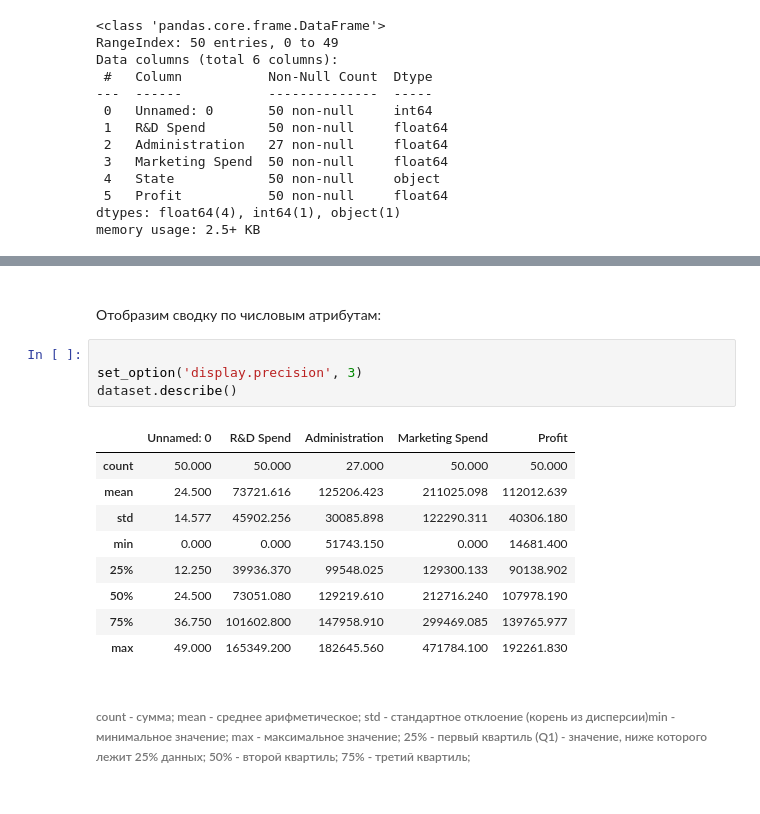
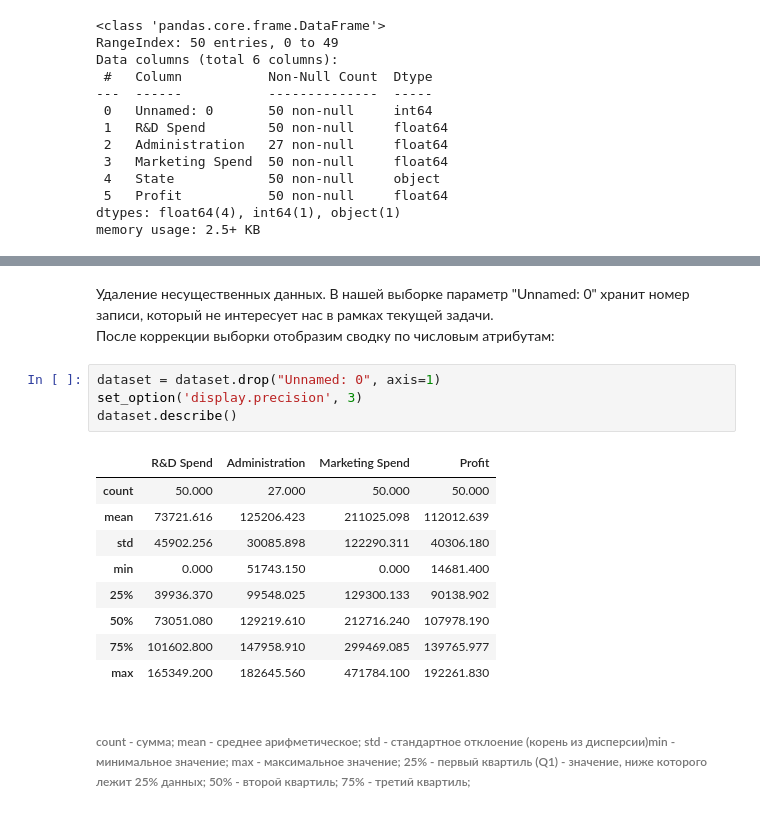
Before and after one commit to Temchik-X/DataMiningML, a Jupyter notebook: Lab_1.ipynb, the cells around one changed output, grey strips where cells are left out. Saved outputs shown, nothing was run; the diff lists cells and outputs as text.

```diff
--- a/Lab_1.ipynb
+++ b/Lab_1.ipynb
@@ -78,20 +104,21 @@ Name: count, dtype: int64
 # %% [markdown]
+Удаление несущественных данных. В нашей выборке параметр "Unnamed: 0" хранит номер записи, который не интересует нас в рамках текущей задачи.
 <br>
-Отобразим сводку по числовым атрибутам:
+После коррекции выборки отобразим сводку по числовым атрибутам:
 # %%
-
+dataset = dataset.drop("Unnamed: 0", axis=1)
 set_option('display.precision', 3)
 dataset.describe()
 # %% [output]
-|  | Unnamed: 0 | R&D Spend | Administration | Marketing Spend | Profit |
-| count | 50.000 | 50.000 | 27.000 | 50.000 | 50.000 |
-| mean | 24.500 | 73721.616 | 125206.423 | 211025.098 | 112012.639 |
-| std | 14.577 | 45902.256 | 30085.898 | 122290.311 | 40306.180 |
-| min | 0.000 | 0.000 | 51743.150 | 0.000 | 14681.400 |
-| 25% | 12.250 | 39936.370 | 99548.025 | 129300.133 | 90138.902 |
-| 50% | 24.500 | 73051.080 | 129219.610 | 212716.240 | 107978.190 |
-| 75% | 36.750 | 101602.800 | 147958.910 | 299469.085 | 139765.977 |
-| max | 49.000 | 165349.200 | 182645.560 | 471784.100 | 192261.830 |
+|  | R&D Spend | Administration | Marketing Spend | Profit |
+| count | 50.000 | 27.000 | 50.000 | 50.000 |
+| mean | 73721.616 | 125206.423 | 211025.098 | 112012.639 |
+| std | 45902.256 | 30085.898 | 122290.311 | 40306.180 |
+| min | 0.000 | 51743.150 | 0.000 | 14681.400 |
+| 25% | 39936.370 | 99548.025 | 129300.133 | 90138.902 |
+| 50% | 73051.080 | 129219.610 | 212716.240 | 107978.190 |
+| 75% | 101602.800 | 147958.910 | 299469.085 | 139765.977 |
+| max | 165349.200 | 182645.560 | 471784.100 | 192261.830 |
 # %% [markdown]
 ###### count - сумма; mean - среднее арифметическое; std - стандартное отклоение (корень из дисперсии)min - минимальное значение; max - максимальное значение; 25% - первый квартиль (Q1) - значение, ниже которого лежит 25% данных; 50% - второй квартиль; 75% - третий квартиль;
 # %% [markdown]
```
Also changed, not shown: parts of 21 cells of this notebook.
